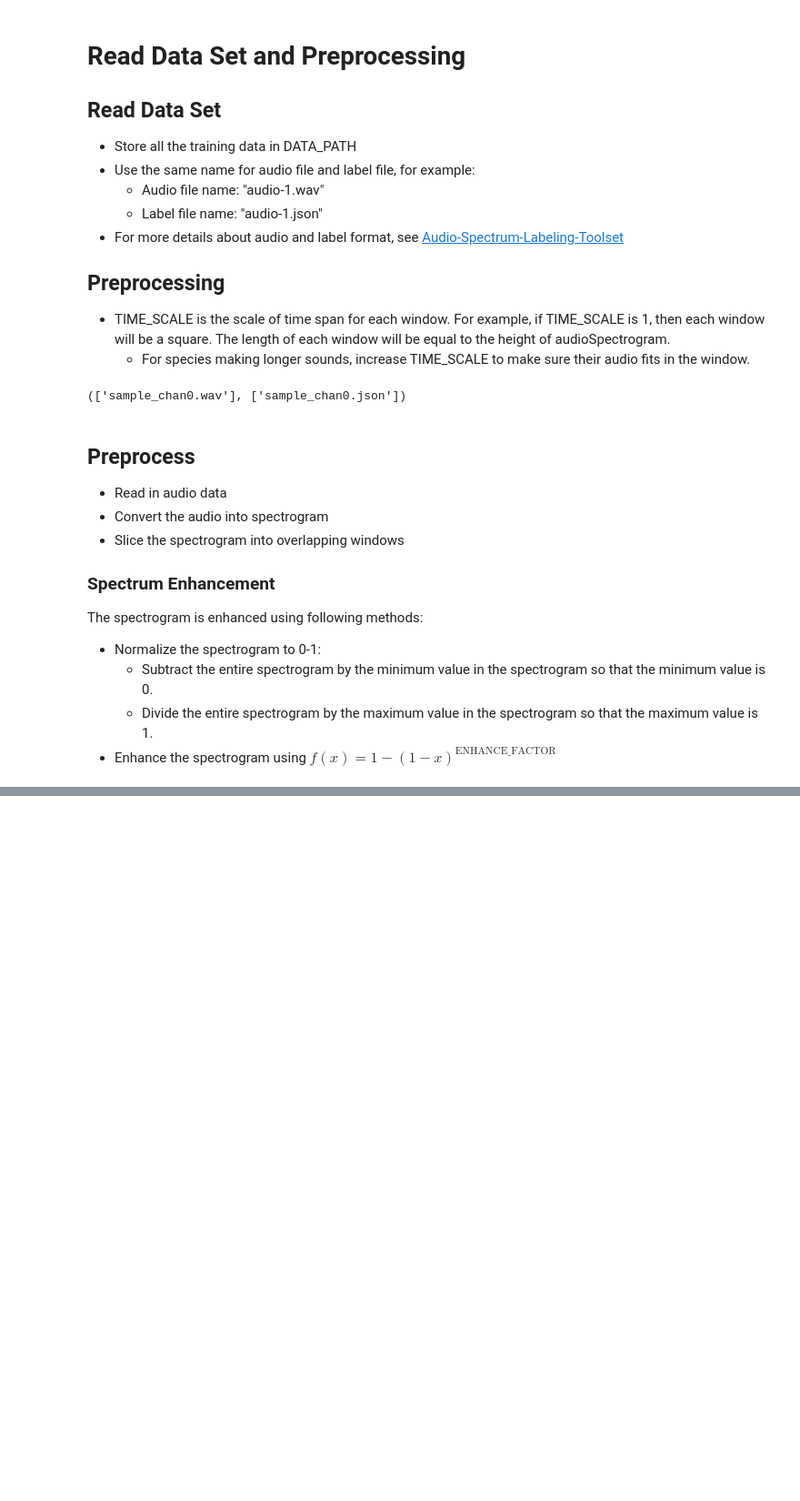
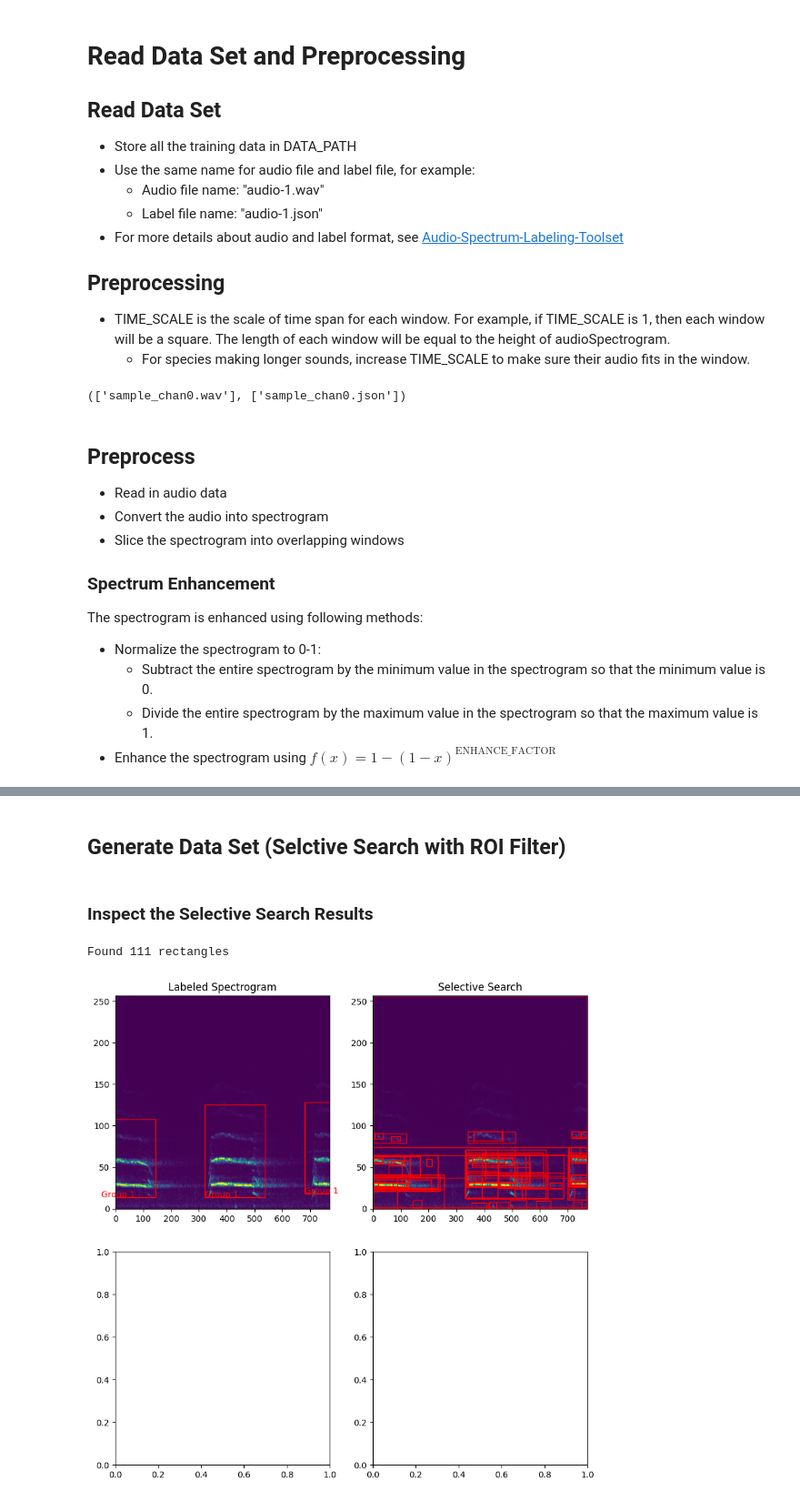
Before and after one commit to fangjunzhou/RCNN-Audio-Detection, a Jupyter notebook: rcnn-audio-detection.ipynb, the cells around one changed output, grey strips where cells are left out. Shown: that part at 91% size. Cells and saved outputs as stored; diff of their text form; code cells hidden in the pictures; blank space fills up the shorter version.

```diff
--- a/rcnn-audio-detection.ipynb
+++ b/rcnn-audio-detection.ipynb
@@ -129,0 +224,2 @@ plt.show()
+# %% [markdown]
+## Generate Data Set (Selctive Search with ROI Filter)
@@ -129,0 +302,61 @@ plt.show()
+# %% [markdown]
+### Inspect the Selective Search Results
+# %%
+INSPECT_FILE_INDEX = 0
+INSPECT_WINDOW_INDEX = 5
+# Load one audio file
+# TODO: Replace audioFileNames[0] and labelFileNames[0] with different audio files
+# Get the spectrogram of the audio file
+audioSpectrogram, spectrogramFrequencies, timeSpan = GenerateSpectrogram(audioFileNames[INSPECT_FILE_INDEX])
+# Get the labels of the audio file
+labels = GetLabels(labelFileNames[INSPECT_FILE_INDEX])
+# Split the audio file into windows
+audioWindows = GetAudioWindows(audioSpectrogram)
+
+# Get specified window
+audioWindow = audioWindows[INSPECT_WINDOW_INDEX]
+availableLabels: list[MappedLabel] = GetAvailableLabels(audioWindow, labels)
+
+# Init searcher
+selectiveSearcher = SelectiveSearcher()
+rects = selectiveSearcher.Search(audioWindow.spectrogramSlice)
+print("Found {} rectangles".format(len(rects)))
+# %% [output]
+Found 111 rectangles
+# %%
+# Plot
+fig, ax = plt.subplots(2, 2, figsize=(10, 10))
+ax[0, 0].imshow(audioWindow.spectrogramSlice, aspect="auto", origin="lower")
+ax[0, 0].set_title("Labeled Spectrogram")
+for label in availableLabels:
+    rect = Rectangle(
+        (label.startX, label.startY),
+        label.endX - label.startX,
+        label.endY - label.startY,
+        linewidth=1,
+        edgecolor="r",
+        facecolor="none"
+    )
+    ax[0, 0].add_patch(rect)
+    ax[0, 0].text(
+        label.startX,
+        label.startY,
+        label.label["groupName"],
+        color="r",
+        fontsize=10
+    )
+ax[0, 1].imshow(audioWindow.spectrogramSlice, aspect="auto", origin="lower")
+ax[0, 1].set_title("Selective Search")
+for rect in rects:
+    x, y, w, h = rect
+    rect = Rectangle(
+        (x, y),
+        w,
+        h,
+        linewidth=1,
+        edgecolor="r",
+        facecolor="none"
+    )
+    ax[0, 1].add_patch(rect)
+# %% [output]
+[figure, added]
```
Also changed, not shown: parts of 12 cells of this notebook, 1 other file.
